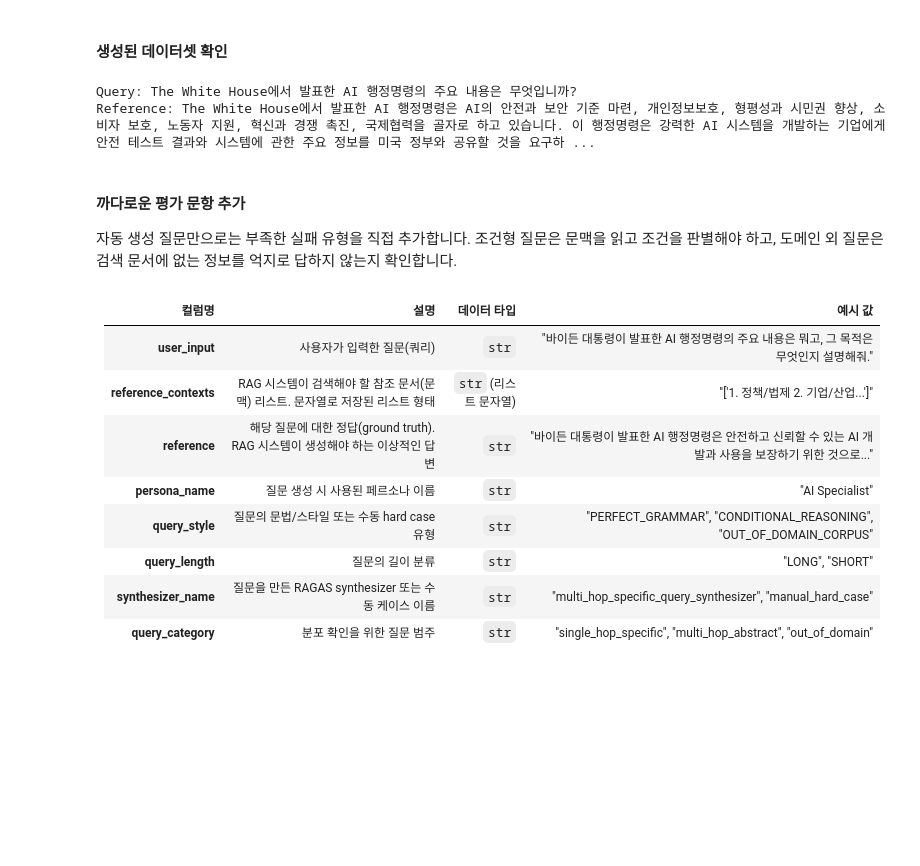
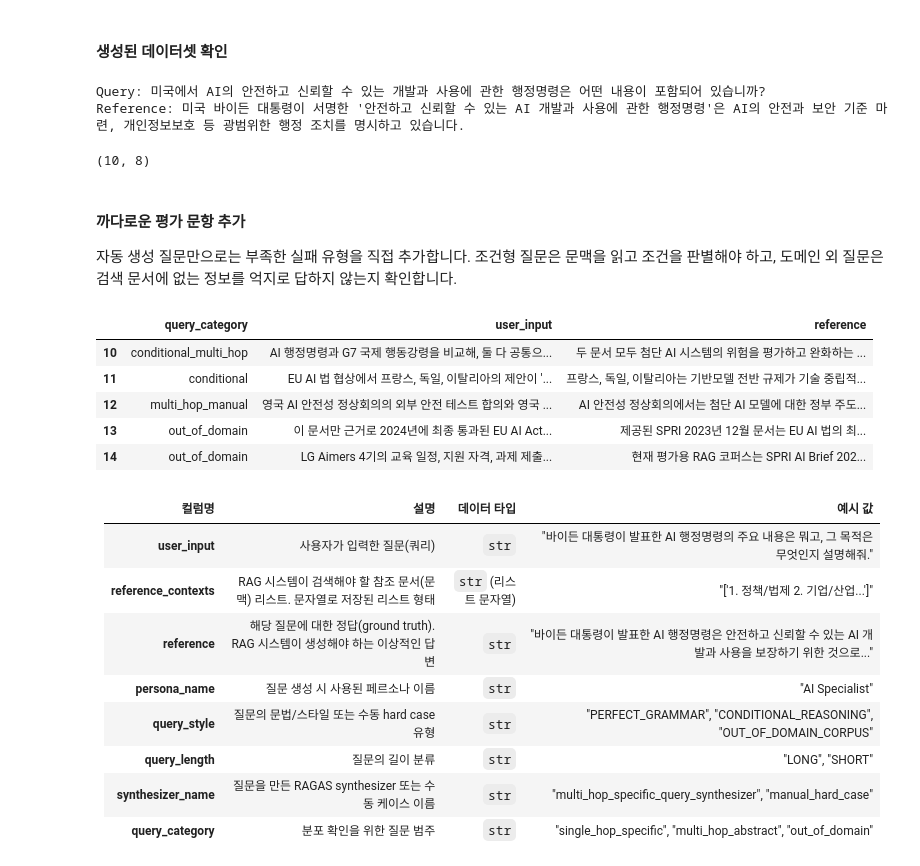
Before and after one commit to good593/course_rag, a Jupyter notebook: 4. RAG Evaluations/1. RAGAs 이용해서 평가 데이터셋 생성.ipynb, the cells around one changed output. Saved outputs shown, nothing was run; the diff lists cells and outputs as text; code cells hidden in the pictures; blank space fills up the shorter version.

````diff
--- a/4. RAG Evaluations/1. RAGAs 이용해서 평가 데이터셋 생성.ipynb
+++ b/4. RAG Evaluations/1. RAGAs 이용해서 평가 데이터셋 생성.ipynb
@@ -151,8 +151,17 @@ personas = [
     Persona(
         name="AI Specialist",
         # 대규모 언어 모델(LLM)이 생성한 응답이 논리적으로 일관성 있고 윤리적으로 타당한지 평가하는 전문가.
-        role_description=""""
-        A professional who evaluates whether the responses generated by large language models (LLMs) are logically coherent and ethically sound.
+        role_description="""
+        A professional who evaluates whether the responses generated by large language models (LLMs)
+        are logically coherent and ethically sound.
+        """,
+    ),
+    Persona(
+        name="AI Policy Analyst",
+        # AI 규제, 거버넌스, 산업 영향 관점에서 문서의 정책적 함의를 비교·분석하는 전문가.
+        role_description="""
+        A policy and business analyst who compares AI regulations, governance requirements,
+        market impacts, and adoption risks from government and enterprise perspectives.
         """,
     ),
 ]
@@ -173,12 +182,24 @@ generator = TestsetGenerator(
 # %%
 from ragas.testset.transforms import default_transforms
+from ragas.testset.transforms.filters import CustomNodeFilter
+
+
+def remove_custom_node_filter(transform_steps):
+    return [
+        transform
+        for transform in transform_steps
+        if not isinstance(transform, CustomNodeFilter)
+    ]
+
 
 # Multi-hop 질문 생성을 위해 요약/테마/엔티티/관계 정보를 함께 생성합니다.
-# API 비용을 줄여 빠르게 실습할 때는 NERExtractor만 쓰는 single-hop 구성으로 되돌릴 수 있습니다.
-transforms = default_transforms(
-    documents[:],
-    llm=generator_llm,
-    embedding_model=generator_embeddings,
+# CustomNodeFilter는 일부 모델이 ```json 코드펜스를 반환할 때 ValidationError가 날 수 있어 제외합니다.
+transforms = remove_custom_node_filter(
+    default_transforms(
+        documents[:],
+        llm=generator_llm,
+        embedding_model=generator_embeddings,
+    )
 )
 # %% [markdown]
 질문 Synthesizer 구성
@@ -239,8 +260,8 @@ eval_dataset = dataset.to_evaluation_dataset()
 print("Query:", eval_dataset[0].user_input)
 print("Reference:", eval_dataset[0].reference)
 # %% [output]
-Query: The White House에서 발표한 AI 행정명령의 주요 내용은 무엇입니까?
-Reference: The White House에서 발표한 AI 행정명령은 AI의 안전과 보안 기준 마련, 개인정보보호, 형평성과 시민권 향상, 소비자 보호, 노동자 지원, 혁신과 경쟁 촉진, 국제협력을 골자로 하고 있습니다. 이 행정명령은 강력한 AI 시스템을 개발하는 기업에게 안전 테스트 결과와 시스템에 관한 주요 정보를 미국 정부와 공유할 것을 요구하 ...
+Query: 미국에서 AI의 안전하고 신뢰할 수 있는 개발과 사용에 관한 행정명령은 어떤 내용이 포함되어 있습니까?
+Reference: 미국 바이든 대통령이 서명한 '안전하고 신뢰할 수 있는 AI 개발과 사용에 관한 행정명령'은 AI의 안전과 보안 기준 마련, 개인정보보호 등 광범위한 행정 조치를 명시하고 있습니다.
 # %%
 import pandas as pd
 
@@ -260,6 +281,8 @@ test_df["query_category"] = (
 )
 
 test_df.shape
+# %% [output]
+(10, 8)
 # %% [markdown]
 #### 까다로운 평가 문항 추가
 
@@ -274,7 +297,7 @@ hard_eval_cases = [
         "user_input": "AI 행정명령과 G7 국제 행동강령을 비교해, 둘 다 공통으로 요구하는 위험 관리 조치 2가지와 G7 행동강령에 더 구체적으로 나온 조치 1가지를 구분해서 답하세요.",
         "reference_contexts": reference_contexts(0, 1),
         "reference": "두 문서 모두 첨단 AI 시스템의 위험을 평가하고 완화하는 조치와 투명성/책임성 강화를 요구합니다. 미국 AI 행정명령은 강력한 AI 시스템 개발 기업이 안전 테스트 결과와 주요 정보를 미국 정부와 공유하도록 요구하고, 안전성·신뢰성 확인 표준 및 AI 생성 콘텐츠 표시 표준 마련을 추진합니다. G7 국제 행동강령은 AI 수명주기 전반의 위험 평가와 완화, 정보공유와 이해관계자 협력, 보안 통제, 워터마크 등 콘텐츠 인증과 출처 확인 메커니즘을 더 구체적으로 제시합니다.",
-        "persona_name": "AI Specialist",
+        "persona_name": "AI Policy Analyst",
         "query_style": "CONDITIONAL_COMPARISON",
         "query_length": "LONG",
         "synthesizer_name": "manual_hard_case",
@@ -284,7 +307,7 @@ hard_eval_cases = [
         "user_input": "EU AI 법 협상에서 프랑스, 독일, 이탈리아의 제안이 '기반모델 전반 규제 반대'와 '자율 행동강령 의무화' 조건을 모두 만족한다면, 감독기관은 준수 여부와 제재를 어떻게 다루어야 하나요?",
         "reference_contexts": reference_contexts(5),
         "reference": "프랑스, 독일, 이탈리아는 기반모델 전반 규제가 기술 중립적이고 위험 기반의 AI 규제 원칙에 어긋난다고 보고, 특정 용도로 사용될 수 있는 AI 시스템에 대한 규제를 요구했습니다. 동시에 자발적인 행동강령을 도입하고 준수를 의무화하며, 기반모델 개발기업에 머신러닝 기술 정보와 모델의 기능·한계를 요약한 모델 카드 작성을 요구했습니다. 감독기관은 모델 카드를 바탕으로 행동강령 준수 여부를 확인하되, 위반 시 즉시 제재하지 않고 위반행위 분석과 영향 평가를 시행한 뒤 제재하는 방식이 제안되었습니다.",
-        "persona_name": "AI Specialist",
+        "persona_name": "AI Policy Analyst",
         "query_style": "CONDITIONAL_REASONING",
         "query_length": "LONG",
         "synthesizer_name": "manual_hard_case",
@@ -294,7 +317,7 @@ hard_eval_cases = [
         "user_input": "영국 AI 안전성 정상회의의 외부 안전 테스트 합의와 영국 AI 안전 연구소의 핵심 기능은 어떻게 연결되나요? 두 문맥을 함께 사용해 설명하세요.",
         "reference_contexts": reference_contexts(2, 14),
         "reference": "AI 안전성 정상회의에서는 첨단 AI 모델에 대한 정부 주도의 외부 안전 테스트에 합의했고, 테스트 결과가 다른 국가와 관련될 경우 공유하며 공동 표준 개발을 위해 노력하기로 했습니다. 영국 AI 안전 연구소는 이 합의를 실행할 수 있는 국가 연구기관으로서 첨단 AI 시스템 평가 개발과 시행, AI 안전 연구 촉진, 정보 교류 활성화를 핵심 기능으로 합니다. 특히 연구소는 외부 기관과 협력해 평가를 개발·수행하고, 정상회의 합의에 따라 평가 결과를 관련 국가의 정부 및 연구소와 공유하는 역할을 맡습니다.",
-        "persona_name": "AI Specialist",
+        "persona_name": "AI Policy Analyst",
         "query_style": "MULTI_CONTEXT_SYNTHESIS",
         "query_length": "LONG",
         "synthesizer_name": "manual_hard_case",
@@ -302,34 +325,41 @@ hard_eval_cases = [
     },
     {
         "user_input": "이 문서만 근거로 2024년에 최종 통과된 EU AI Act의 조항과 시행 일정을 설명해 주세요.",
         "reference_contexts": reference_contexts(5),
         "reference": "제공된 SPRI 2023년 12월 문서는 EU AI 법의 최종 통과 이후 조항이나 시행 일정을 다루지 않습니다. 문서에는 2023년 10월 24일 3자 협상 회의의 기본 합의, 2023년 11월 10일 통신작업반 회의의 협상 중단, 2023년 11월 19일 프랑스·독일·이탈리아의 비공식 문서 제안이 설명되어 있습니다. 따라서 이 문서만 근거로는 2024년 최종 통과 조항과 시행 일정을 알 수 없다고 답해야 합니다.",
-        "persona_name": "AI Specialist",
+        "persona_name": "AI Policy Analyst",
         "query_style": "OUT_OF_DOMAIN_TEMPORAL",
         "query_length": "MEDIUM",
         "synthesizer_name": "manual_hard_case",
         "query_category": "out_of_domain",
     },
     {
         "user_input": "LG Aimers 4기의 교육 일정, 지원 자격, 과제 제출 방식을 알려 주세요.",
         "reference_contexts": reference_contexts(0),
         "reference": "현재 평가용 RAG 코퍼스는 SPRI AI Brief 2023년 12월호 문서를 사용합니다. 이 문맥에는 LG Aimers 4기의 교육 일정, 지원 자격, 과제 제출 방식이 포함되어 있지 않습니다. 문서 기반 RAG 답변은 관련 정보가 제공된 문서에 없다고 답해야 합니다.",
         "persona_name": "AI Specialist",
         "query_style": "OUT_OF_DOMAIN_CORPUS",
         "query_length": "MEDIUM",
         "synthesizer_name": "manual_hard_case",
         "query_category": "out_of_domain",
     },
 ]
 
 hard_eval_df = pd.DataFrame(hard_eval_cases)
 test_df = pd.concat([test_df, hard_eval_df], ignore_index=True, sort=False)
 
 test_df.tail(len(hard_eval_cases))[[
     "query_category",
     "user_input",
     "reference",
 ]]
+# %% [output]
+|  | query_category | user_input | reference |
+| 10 | conditional_multi_hop | AI 행정명령과 G7 국제 행동강령을 비교해, 둘 다 공통으... | 두 문서 모두 첨단 AI 시스템의 위험을 평가하고 완화하는 ... |
+| 11 | conditional | EU AI 법 협상에서 프랑스, 독일, 이탈리아의 제안이 '... | 프랑스, 독일, 이탈리아는 기반모델 전반 규제가 기술 중립적... |
+| 12 | multi_hop_manual | 영국 AI 안전성 정상회의의 외부 안전 테스트 합의와 영국 ... | AI 안전성 정상회의에서는 첨단 AI 모델에 대한 정부 주도... |
+| 13 | out_of_domain | 이 문서만 근거로 2024년에 최종 통과된 EU AI Act... | 제공된 SPRI 2023년 12월 문서는 EU AI 법의 최... |
+| 14 | out_of_domain | LG Aimers 4기의 교육 일정, 지원 자격, 과제 제출... | 현재 평가용 RAG 코퍼스는 SPRI AI Brief 202... |
 # %% [markdown]
 | 컬럼명 | 설명 | 데이터 타입 | 예시 값 |
 |--------|------|------------|---------|
````
Also changed, not shown: parts of 2 cells of this notebook, 3 other files.
